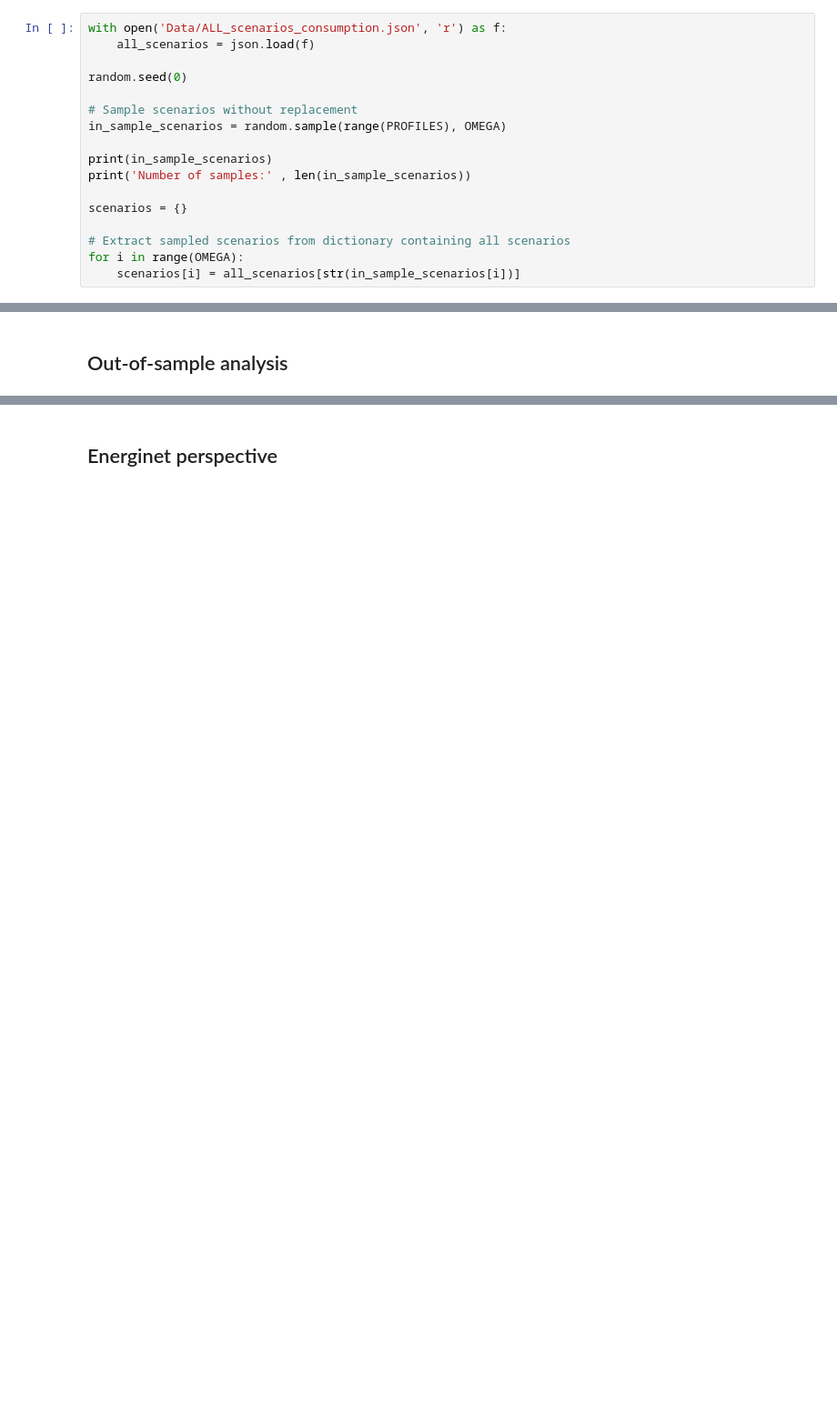
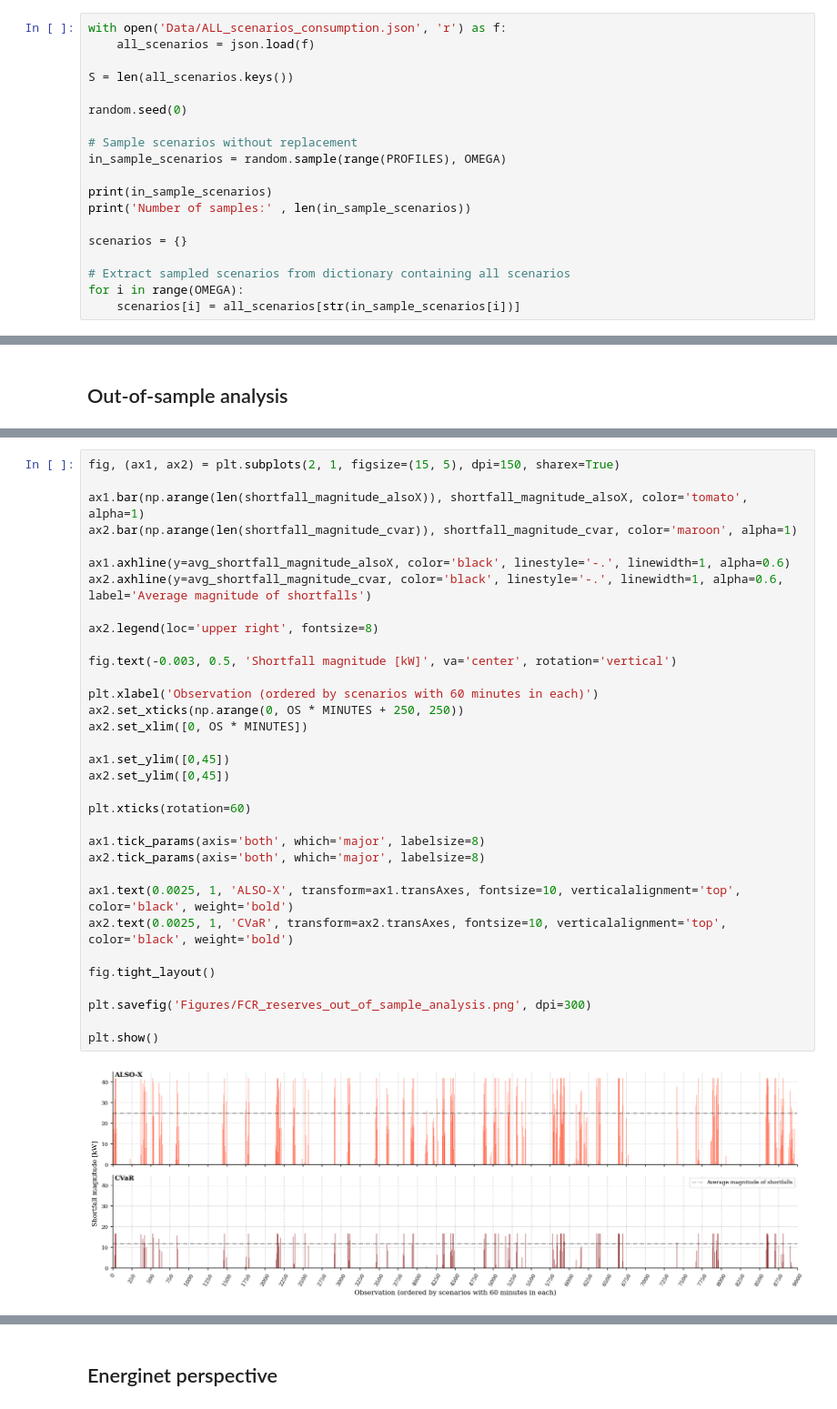
Before and after one commit to Hvid1999/46755, a Jupyter notebook: Assignment 2/task_2.ipynb, the cells around one changed output, grey strips where cells are left out. Shown at 91% size. Saved outputs shown, nothing was run; the diff lists cells and outputs as text; blank space fills up the shorter version.

```diff
--- a/Assignment 2/task_2.ipynb
+++ b/Assignment 2/task_2.ipynb
@@ -84,6 +84,8 @@ Read the saved file and get in-sample scenarios
 # %%
 with open('Data/ALL_scenarios_consumption.json', 'r') as f:
     all_scenarios = json.load(f)
+
+S = len(all_scenarios.keys())
 
 random.seed(0)
 
@@ -187,0 +313,35 @@ if m.status == gb.GRB.OPTIMAL:
+# %%
+fig, (ax1, ax2) = plt.subplots(2, 1, figsize=(15, 5), dpi=150, sharex=True)
+
+ax1.bar(np.arange(len(shortfall_magnitude_alsoX)), shortfall_magnitude_alsoX, color='tomato', alpha=1)
+ax2.bar(np.arange(len(shortfall_magnitude_cvar)), shortfall_magnitude_cvar, color='maroon', alpha=1)
+
+ax1.axhline(y=avg_shortfall_magnitude_alsoX, color='black', linestyle='-.', linewidth=1, alpha=0.6)
+ax2.axhline(y=avg_shortfall_magnitude_cvar, color='black', linestyle='-.', linewidth=1, alpha=0.6, label='Average magnitude of shortfalls')
+
+ax2.legend(loc='upper right', fontsize=8)
+
+fig.text(-0.003, 0.5, 'Shortfall magnitude [kW]', va='center', rotation='vertical')
+
+plt.xlabel('Observation (ordered by scenarios with 60 minutes in each)')
+ax2.set_xticks(np.arange(0, OS * MINUTES + 250, 250))
+ax2.set_xlim([0, OS * MINUTES])
+
+ax1.set_ylim([0,45])
+ax2.set_ylim([0,45])
+
+plt.xticks(rotation=60)
+
+ax1.tick_params(axis='both', which='major', labelsize=8)
+ax2.tick_params(axis='both', which='major', labelsize=8)
+
+ax1.text(0.0025, 1, 'ALSO-X', transform=ax1.transAxes, fontsize=10, verticalalignment='top', color='black', weight='bold')
+ax2.text(0.0025, 1, 'CVaR', transform=ax2.transAxes, fontsize=10, verticalalignment='top', color='black', weight='bold')
+
+fig.tight_layout()
+
+plt.savefig('Figures/FCR_reserves_out_of_sample_analysis.png', dpi=300)
+
+plt.show()
+# %% [output]
+[figure, added]
```
Also changed, not shown: parts of 18 cells of this notebook, 3 other files.
